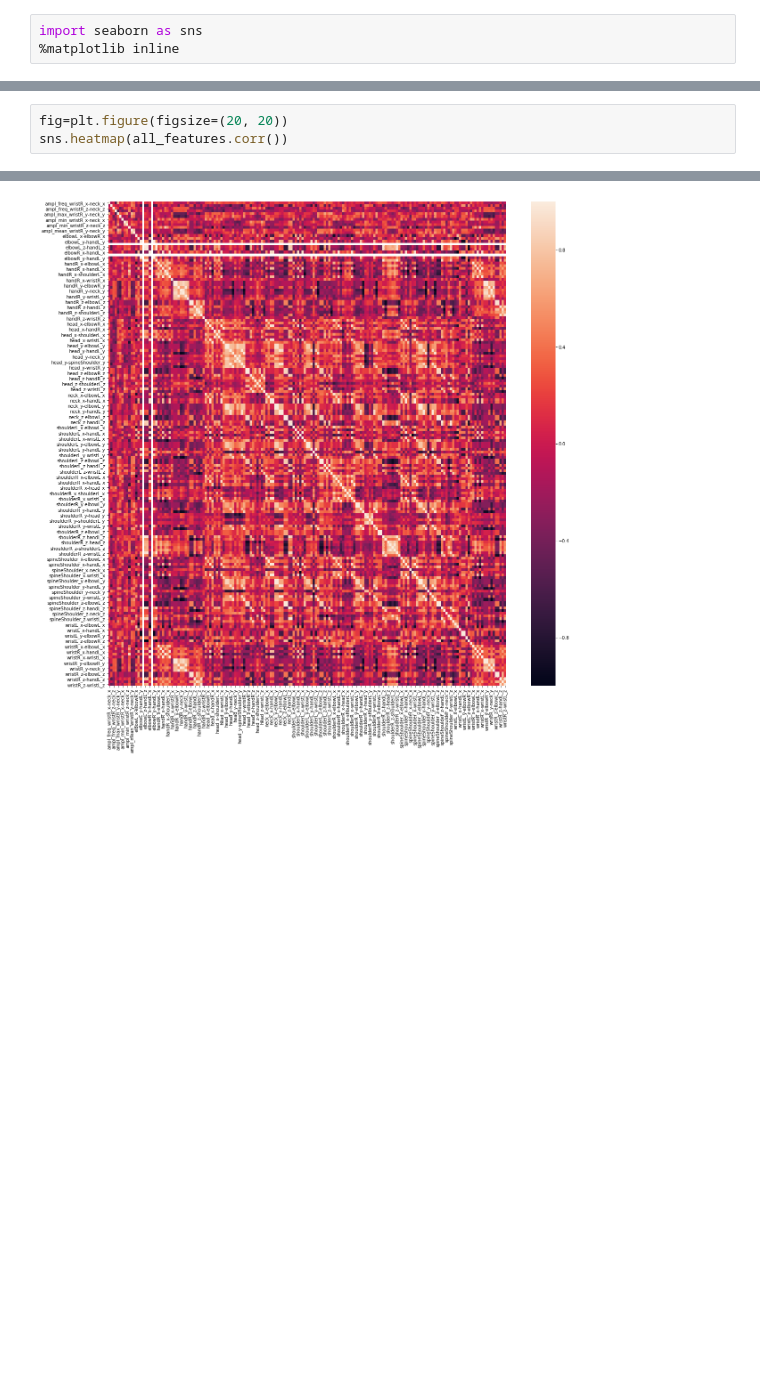
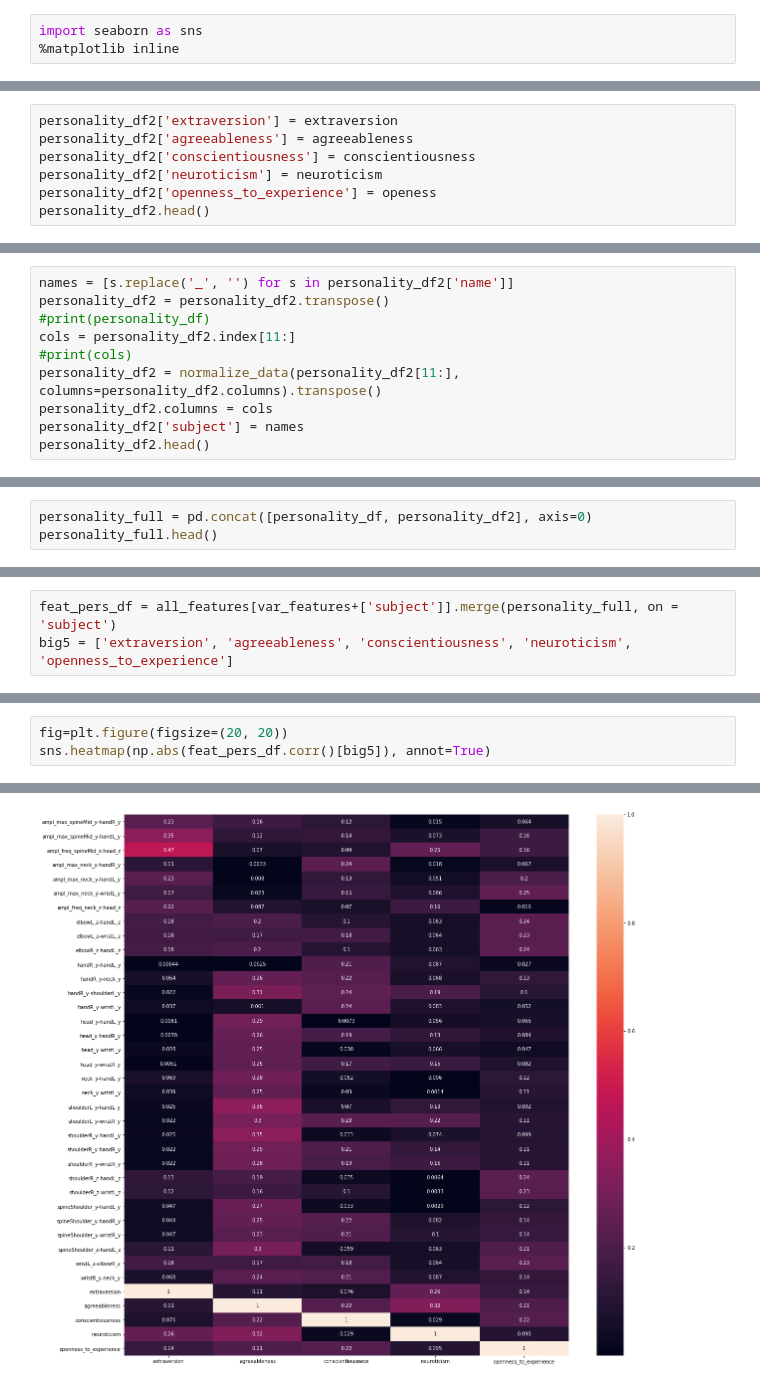
Before and after one commit to stallmo/mrp_5, a Jupyter notebook: notebooks/FeatureExploration.ipynb, the cells around one changed output, grey strips where cells are left out. Saved outputs shown, nothing was run; the diff lists cells and outputs as text; blank space fills up the shorter version.

```diff
--- a/notebooks/FeatureExploration.ipynb
+++ b/notebooks/FeatureExploration.ipynb
@@ -274,0 +396,7 @@ import seaborn as sns
+# %%
+personality_df2['extraversion'] = extraversion
+personality_df2['agreeableness'] = agreeableness
+personality_df2['conscientiousness'] = conscientiousness
+personality_df2['neuroticism'] = neuroticism
+personality_df2['openness_to_experience'] = openess
+personality_df2.head()
@@ -274,0 +410,10 @@ import seaborn as sns
+# %%
+names = [s.replace('_', '') for s in personality_df2['name']]
+personality_df2 = personality_df2.transpose()
+#print(personality_df)
+cols = personality_df2.index[11:]
+#print(cols)
+personality_df2 = normalize_data(personality_df2[11:], columns=personality_df2.columns).transpose()
+personality_df2.columns = cols
+personality_df2['subject'] = names
+personality_df2.head()
@@ -274,0 +427,3 @@ import seaborn as sns
+# %%
+personality_full = pd.concat([personality_df, personality_df2], axis=0)
+personality_full.head()
@@ -274,0 +439,3 @@ import seaborn as sns
+# %%
+feat_pers_df = all_features[var_features+['subject']].merge(personality_full, on = 'subject')
+big5 = ['extraversion', 'agreeableness', 'conscientiousness', 'neuroticism', 'openness_to_experience']
@@ -275,6 +462,6 @@ import seaborn as sns
 # %%
 fig=plt.figure(figsize=(20, 20))
-sns.heatmap(all_features.corr())
+sns.heatmap(np.abs(feat_pers_df.corr()[big5]), annot=True)
 # %% [output]
 <matplotlib.axes._subplots.AxesSubplot at 0x...>
-[figure, old version]
+[figure, new version]
```
Also changed, not shown: parts of 35 cells of this notebook, 2 other files.
